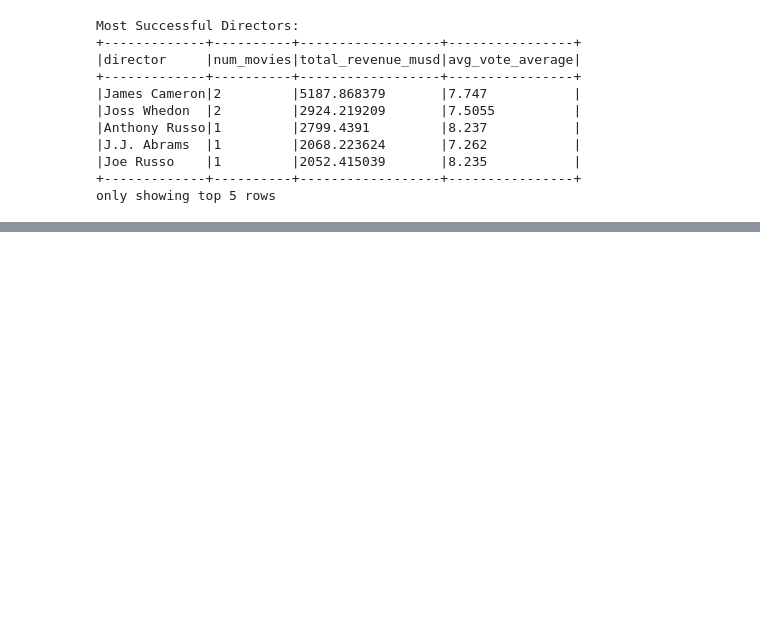
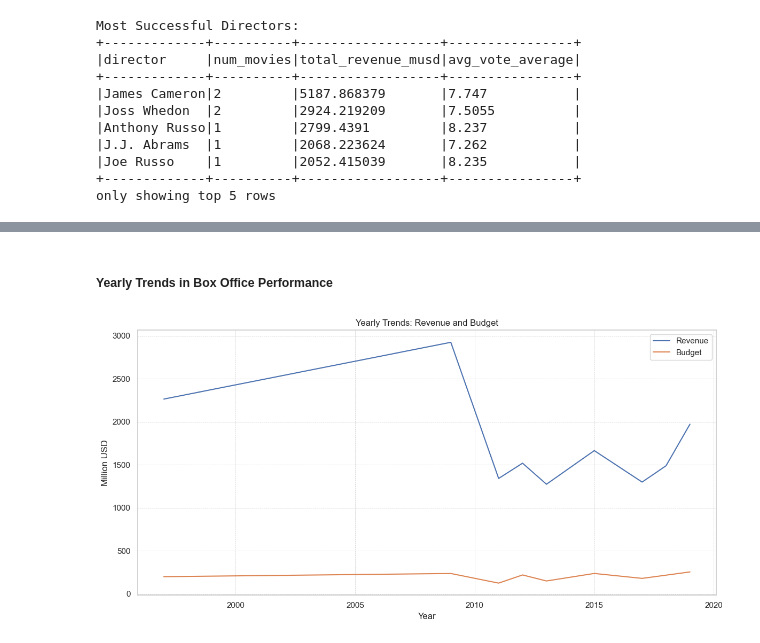
Before and after one commit to ayertey1/GTP_DE-Projects, a Jupyter notebook: wrangler.ipynb, the cells around one changed output, grey strips where cells are left out. Cells and saved outputs as stored; diff of their text form; code cells hidden in the pictures; blank space fills up the shorter version.

```diff
--- a/wrangler.ipynb
+++ b/wrangler.ipynb
@@ -401,0 +482,30 @@ only showing top 5 rows
+# %% [markdown]
+##### Yearly Trends in Box Office Performance
+# %%
+# 1. Group by release_year and compute mean
+yearly_revenue = df.groupBy("release_year").agg(
+    mean("revenue_musd").alias("revenue_musd"),
+    mean("budget_musd").alias("budget_musd"),
+    mean("popularity").alias("popularity")
+)
+
+# 2. Drop nulls in any of the important columns
+yearly_revenue_clean = yearly_revenue.dropna(subset=["revenue_musd", "budget_musd"])
+
+# 3. Collect to pandas for plotting
+pandas_df = yearly_revenue_clean.orderBy("release_year").toPandas()
+pandas_df.set_index("release_year", inplace=True)
+
+# 4. Plot with seaborn/matplotlib
+plt.figure(figsize=(12, 6))
+sns.lineplot(data=pandas_df, x=pandas_df.index, y="revenue_musd", label="Revenue")
+sns.lineplot(data=pandas_df, x=pandas_df.index, y="budget_musd", label="Budget")
+plt.title("Yearly Trends: Revenue and Budget")
+plt.xlabel("Year")
+plt.ylabel("Million USD")
+plt.legend()
+plt.grid(True, ls="--", linewidth=0.5)
+plt.tight_layout()
+plt.show()
+# %% [output]
+[figure, added]
```
Also changed, not shown: parts of 10 cells of this notebook, 2 other files.
